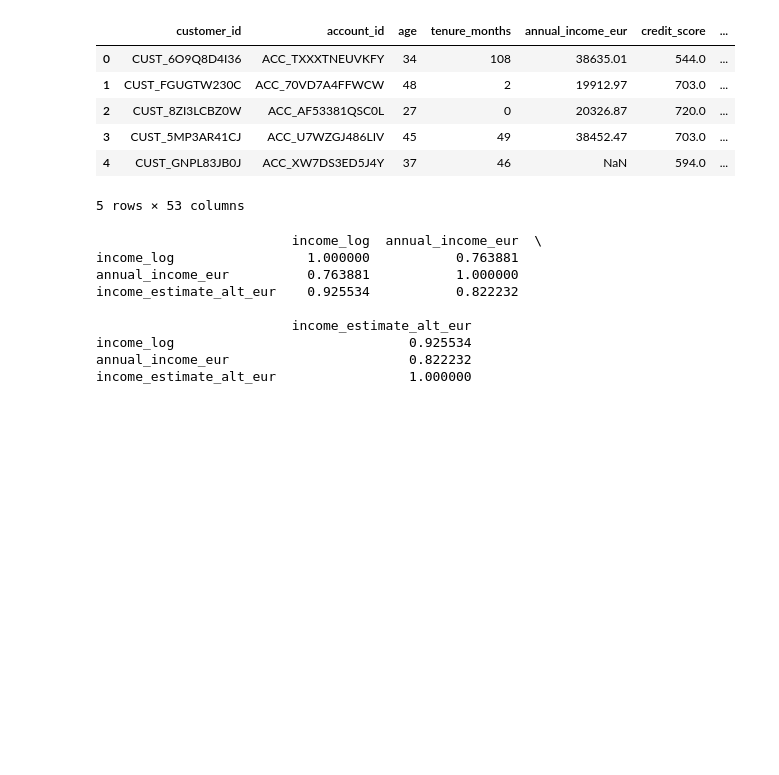
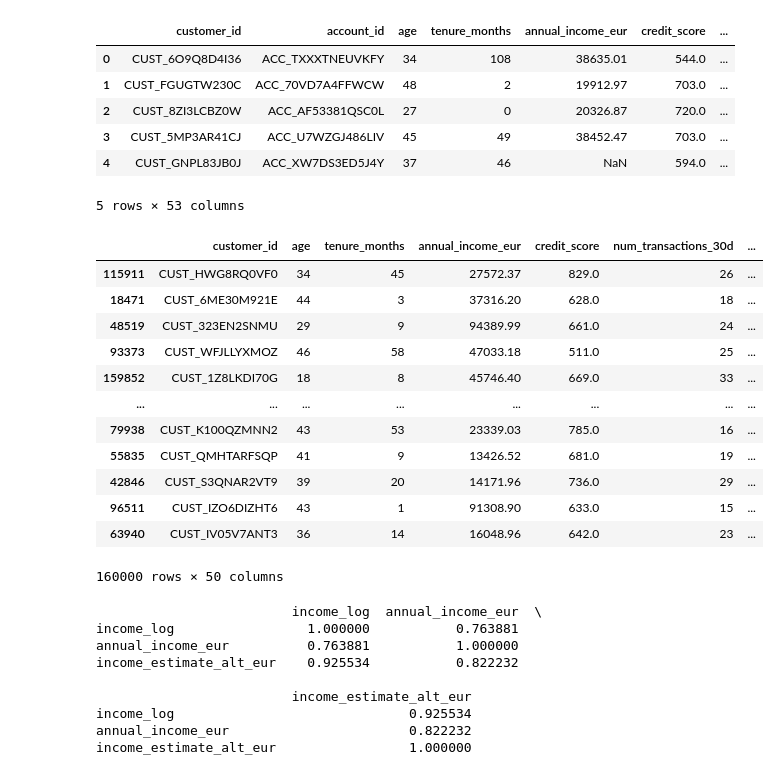
Before and after one commit to Noah-rsn/Projet_ML_B2_Noah_Yasmina, a Jupyter notebook: Preprocess/preprocess_v1_Noah.ipynb, the cells around one changed output. Drawn from its saved outputs; the diff is of its cells as text; code cells hidden in the pictures; blank space fills up the shorter version.

```diff
--- a/Preprocess/preprocess_v1_Noah.ipynb
+++ b/Preprocess/preprocess_v1_Noah.ipynb
@@ -39,9 +39,25 @@ df.head()
 | 4 | CUST_GNPL83JB0J | ACC_XW7DS3ED5J4Y | 37 | 46 | NaN | 594.0 | ... |
 5 rows × 53 columns
 # %%
-df = df.drop(columns=["customer_id", "account_id"]) # N'apporte pas d'informations pour les futurs modèles
+df = df.drop(columns=["account_id"]) # N'apporte pas d'informations pour les futurs modèles
 # %%
 df = df.drop(columns=["customer_note"]) # Contient une série de mot libre qui ne nous eet pas pendant le preprocess
+# %%
+df
+# %% [output]
+|  | customer_id | age | tenure_months | annual_income_eur | credit_score | num_transactions_30d | ... |
+| 115911 | CUST_HWG8RQ0VF0 | 34 | 45 | 27572.37 | 829.0 | 26 | ... |
+| 18471 | CUST_6ME30M921E | 44 | 3 | 37316.20 | 628.0 | 18 | ... |
+| 48519 | CUST_323EN2SNMU | 29 | 9 | 94389.99 | 661.0 | 24 | ... |
+| 93373 | CUST_WFJLLYXMOZ | 46 | 58 | 47033.18 | 511.0 | 25 | ... |
+| 159852 | CUST_1Z8LKDI70G | 18 | 8 | 45746.40 | 669.0 | 33 | ... |
+| ... | ... | ... | ... | ... | ... | ... | ... |
+| 79938 | CUST_K100QZMNN2 | 43 | 53 | 23339.03 | 785.0 | 16 | ... |
+| 55835 | CUST_QMHTARFSQP | 41 | 9 | 13426.52 | 681.0 | 19 | ... |
+| 42846 | CUST_S3QNAR2VT9 | 39 | 20 | 14171.96 | 736.0 | 29 | ... |
+| 96511 | CUST_IZO6DIZHT6 | 43 | 1 | 91308.90 | 633.0 | 15 | ... |
+| 63940 | CUST_IV05V7ANT3 | 36 | 14 | 16048.96 | 642.0 | 23 | ... |
+160000 rows × 50 columns
 # %%
 cols = [
     "income_log",
```
Also changed, not shown: parts of 14 cells of this notebook, 15 other files.
